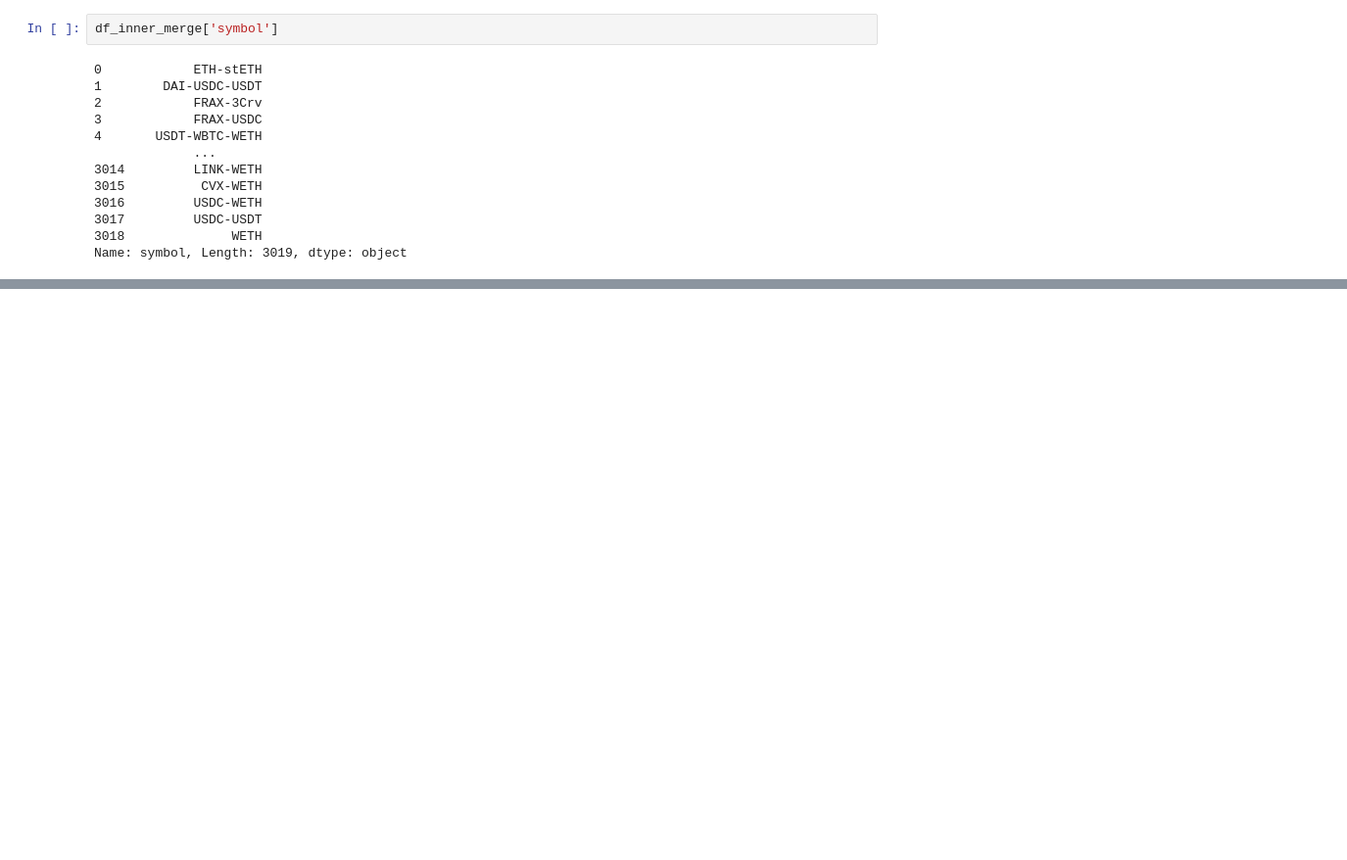
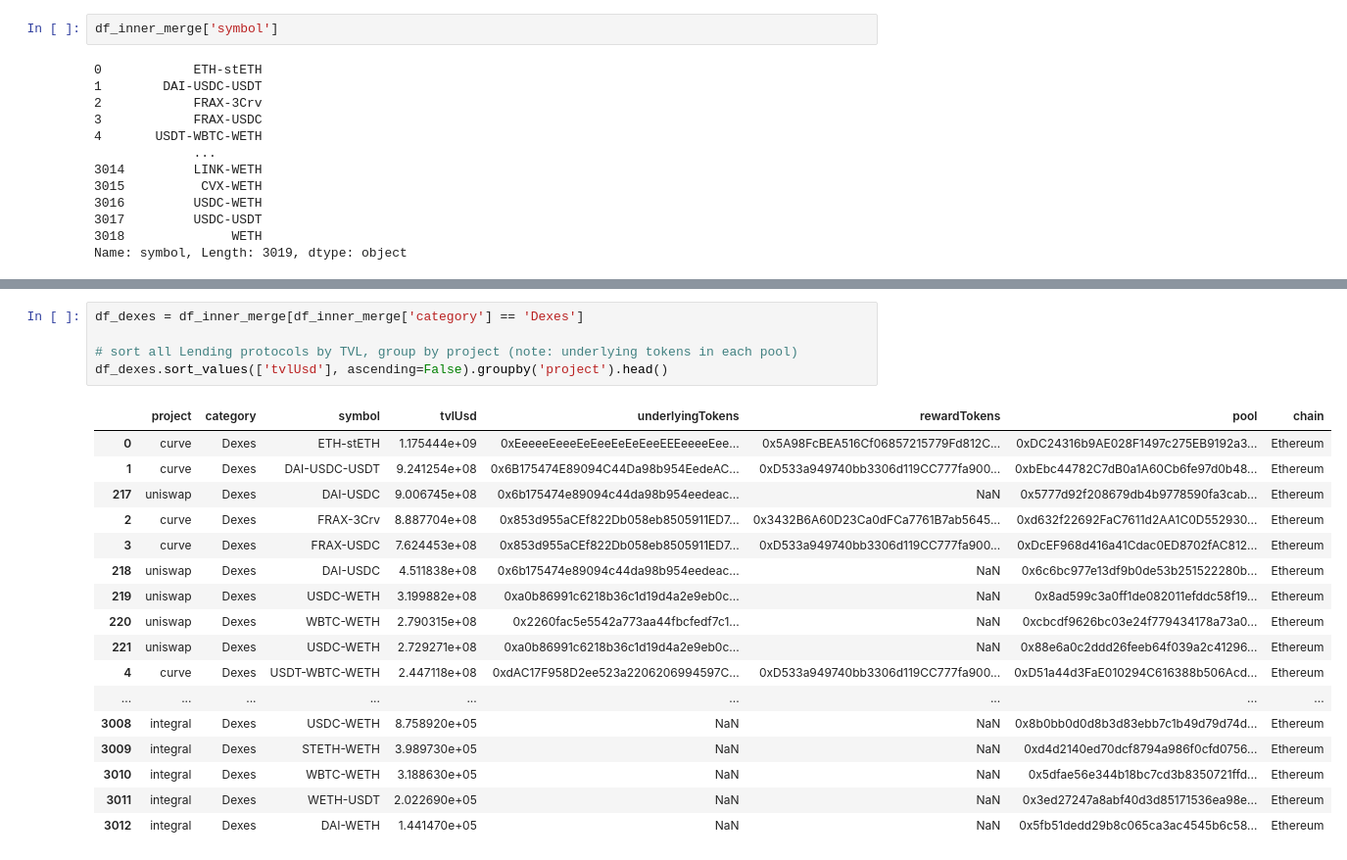
Before and after one commit to PaulApivat/python, a Jupyter notebook: defi/defi_mapping2.ipynb, the cells around one changed output, grey strips where cells are left out. Shown at 98% size. Cells and saved outputs as stored; diff of their text form; blank space fills up the shorter version.

```diff
--- a/defi/defi_mapping2.ipynb
+++ b/defi/defi_mapping2.ipynb
@@ -380,0 +417,23 @@ Name: symbol, Length: 3019, dtype: object
+# %%
+df_dexes = df_inner_merge[df_inner_merge['category'] == 'Dexes']
+
+# sort all Lending protocols by TVL, group by project (note: underlying tokens in each pool)
+df_dexes.sort_values(['tvlUsd'], ascending=False).groupby('project').head()
+# %% [output]
+|  | project | category | symbol | tvlUsd | underlyingTokens | rewardTokens | pool | chain |
+| 0 | curve | Dexes | ETH-stETH | 1.175444e+09 | 0xEeeeeEeeeEeEeeEeEeEeeEEEeeeeEee... | 0x5A98FcBEA516Cf06857215779Fd812C... | 0xDC24316b9AE028F1497c275EB9192a3... | Ethereum |
+| 1 | curve | Dexes | DAI-USDC-USDT | 9.241254e+08 | 0x6B175474E89094C44Da98b954EedeAC... | 0xD533a949740bb3306d119CC777fa900... | 0xbEbc44782C7dB0a1A60Cb6fe97d0b48... | Ethereum |
+| 217 | uniswap | Dexes | DAI-USDC | 9.006745e+08 | 0x6b175474e89094c44da98b954eedeac... | NaN | 0x5777d92f208679db4b9778590fa3cab... | Ethereum |
+| 2 | curve | Dexes | FRAX-3Crv | 8.887704e+08 | 0x853d955aCEf822Db058eb8505911ED7... | 0x3432B6A60D23Ca0dFCa7761B7ab5645... | 0xd632f22692FaC7611d2AA1C0D552930... | Ethereum |
+| 3 | curve | Dexes | FRAX-USDC | 7.624453e+08 | 0x853d955aCEf822Db058eb8505911ED7... | 0xD533a949740bb3306d119CC777fa900... | 0xDcEF968d416a41Cdac0ED8702fAC812... | Ethereum |
+| 218 | uniswap | Dexes | DAI-USDC | 4.511838e+08 | 0x6b175474e89094c44da98b954eedeac... | NaN | 0x6c6bc977e13df9b0de53b251522280b... | Ethereum |
+| 219 | uniswap | Dexes | USDC-WETH | 3.199882e+08 | 0xa0b86991c6218b36c1d19d4a2e9eb0c... | NaN | 0x8ad599c3a0ff1de082011efddc58f19... | Ethereum |
+| 220 | uniswap | Dexes | WBTC-WETH | 2.790315e+08 | 0x2260fac5e5542a773aa44fbcfedf7c1... | NaN | 0xcbcdf9626bc03e24f779434178a73a0... | Ethereum |
+| 221 | uniswap | Dexes | USDC-WETH | 2.729271e+08 | 0xa0b86991c6218b36c1d19d4a2e9eb0c... | NaN | 0x88e6a0c2ddd26feeb64f039a2c41296... | Ethereum |
+| 4 | curve | Dexes | USDT-WBTC-WETH | 2.447118e+08 | 0xdAC17F958D2ee523a2206206994597C... | 0xD533a949740bb3306d119CC777fa900... | 0xD51a44d3FaE010294C616388b506Acd... | Ethereum |
+| ... | ... | ... | ... | ... | ... | ... | ... | ... |
+| 3008 | integral | Dexes | USDC-WETH | 8.758920e+05 | NaN | NaN | 0x8b0bb0d0d8b3d83ebb7c1b49d79d74d... | Ethereum |
+| 3009 | integral | Dexes | STETH-WETH | 3.989730e+05 | NaN | NaN | 0xd4d2140ed70dcf8794a986f0cfd0756... | Ethereum |
+| 3010 | integral | Dexes | WBTC-WETH | 3.188630e+05 | NaN | NaN | 0x5dfae56e344b18bc7cd3b8350721ffd... | Ethereum |
+| 3011 | integral | Dexes | WETH-USDT | 2.022690e+05 | NaN | NaN | 0x3ed27247a8abf40d3d85171536ea98e... | Ethereum |
+| 3012 | integral | Dexes | DAI-WETH | 1.441470e+05 | NaN | NaN | 0x5fb51dedd29b8c065ca3ac4545b6c58... | Ethereum |
```
Also changed, not shown: parts of 4 cells of this notebook.
